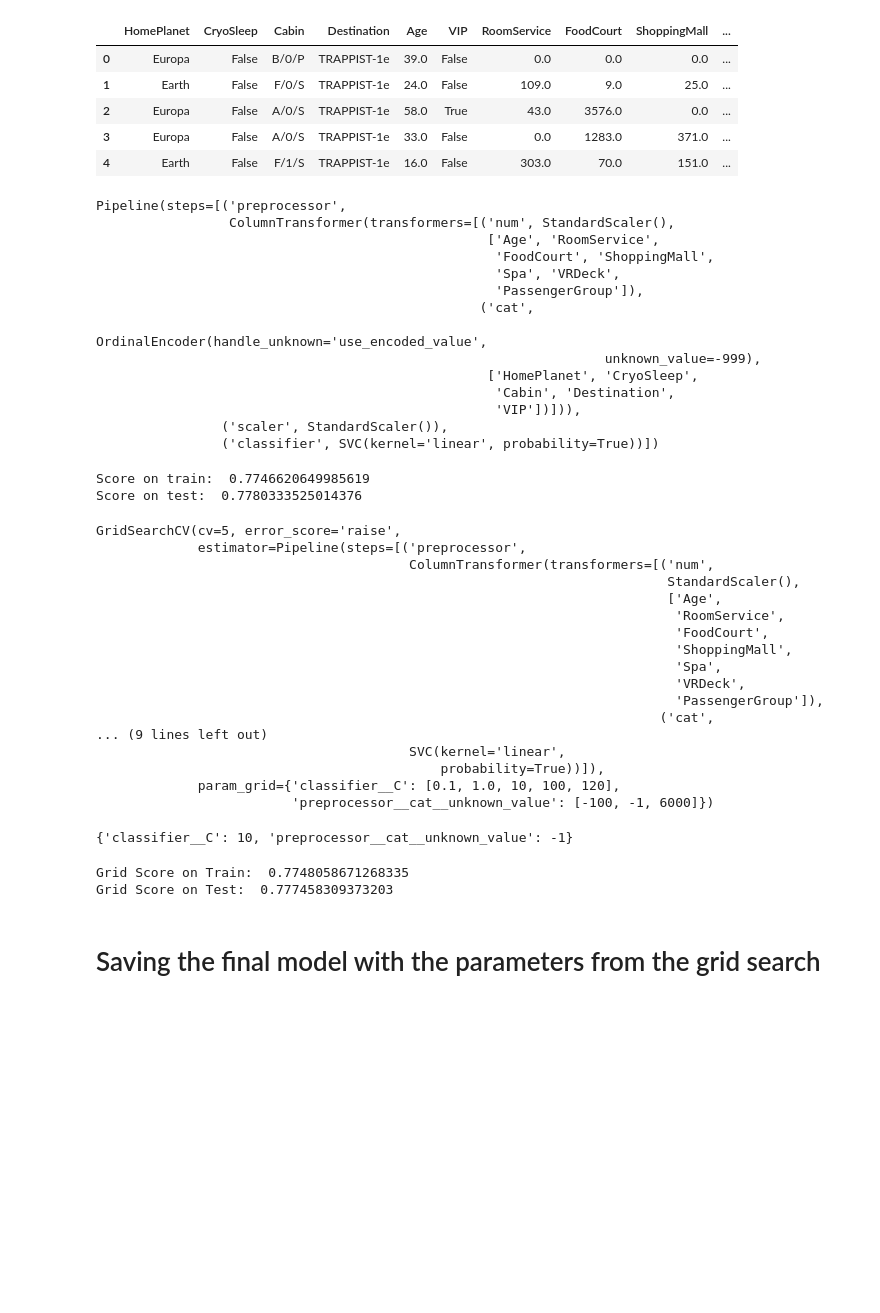
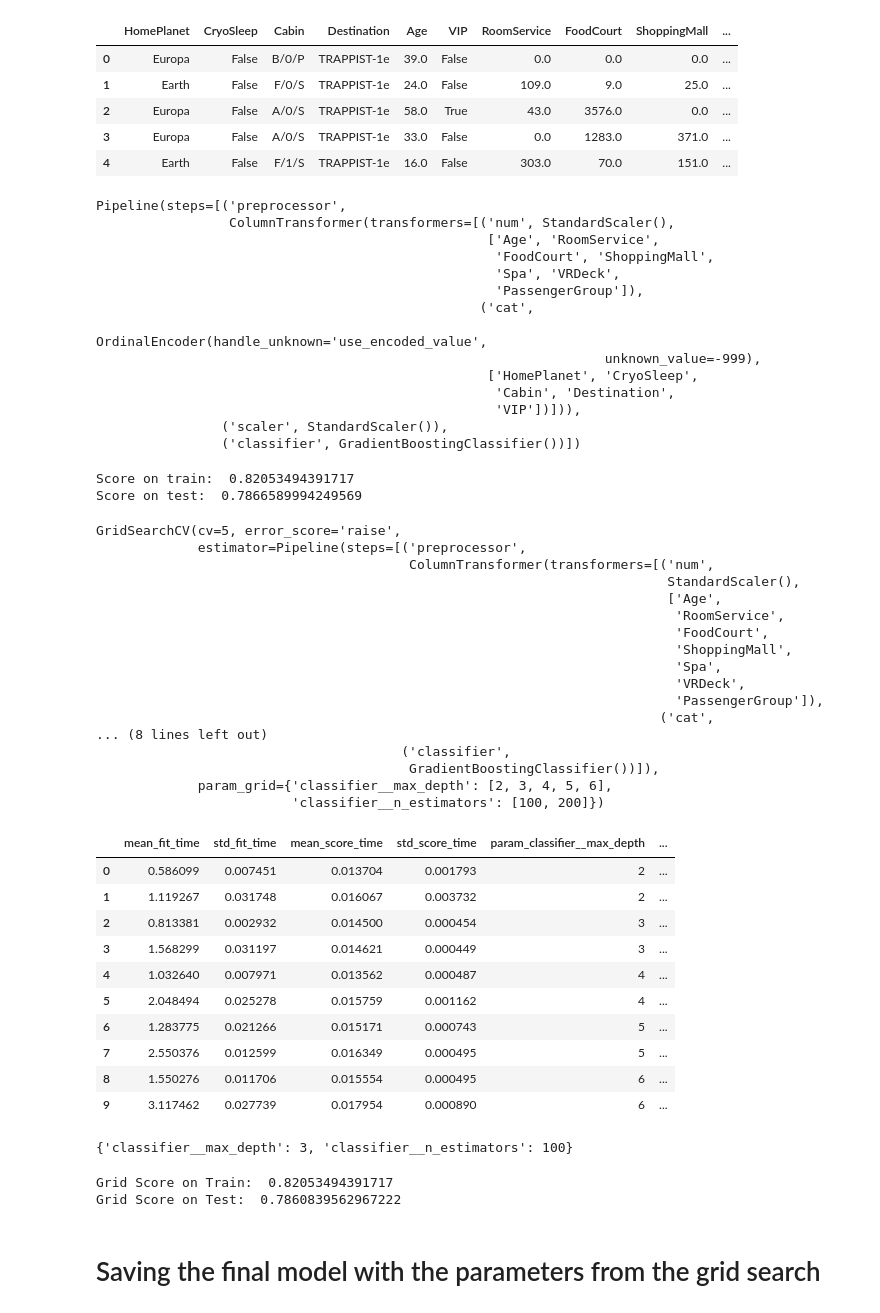
Before and after one commit to trevenue44/kgl_spaceship_titanic, a Jupyter notebook: trial_2/model_creation.ipynb, the cells around one changed output. Drawn from its saved outputs; the diff is of its cells as text; code cells hidden in the pictures; blank space fills up the shorter version.

Commit message:
tested more classifiers

```diff
--- a/trial_2/model_creation.ipynb
+++ b/trial_2/model_creation.ipynb
@@ -54,7 +54,7 @@ X.head()
 from sklearn.preprocessing import StandardScaler, OrdinalEncoder
 from sklearn.compose import ColumnTransformer
 from sklearn.pipeline import Pipeline
-from sklearn.svm import SVC
+from sklearn.ensemble import GradientBoostingClassifier
 
 # identifying the categorical and numeric features
 numeric_features = ["Age", "RoomService", "FoodCourt", "ShoppingMall", "Spa", "VRDeck", "PassengerGroup"]
@@ -79,7 +79,7 @@ model = Pipeline(
     steps=[
         ("preprocessor", preprocessor),
         ("scaler", StandardScaler()),
-        ("classifier", SVC(kernel="linear", probability=True)),
+        ("classifier", GradientBoostingClassifier()),
     ]
 )
 # %%
@@ -104,19 +104,19 @@ Pipeline(steps=[('preprocessor',
                                                    'Cabin', 'Destination',
                                                    'VIP'])])),
                 ('scaler', StandardScaler()),
-                ('classifier', SVC(kernel='linear', probability=True))])
+                ('classifier', GradientBoostingClassifier())])
 # %%
 print("Score on train: ", model.score(X_train, y_train))
 print("Score on test: ", model.score(X_test, y_test))
 # %% [output]
-Score on train:  0.7746620649985619
-Score on test:  0.7780333525014376
+Score on train:  0.82053494391717
+Score on test:  0.7866589994249569
 # %%
 from sklearn.model_selection import GridSearchCV
 
 parameter_grid = {
-    "classifier__C": [0.1, 1.0, 10, 100, 120],
-    "preprocessor__cat__unknown_value": [-100, -1, 6000],
+    "classifier__n_estimators": [100, 200],
+    "classifier__max_depth": [2, 3, 4, 5, 6],
 }
 
 grid_search = GridSearchCV(model, param_grid=parameter_grid, cv=5, error_score="raise")
@@ -135,21 +135,36 @@ GridSearchCV(cv=5, error_score='raise',
                                                                           'VRDeck',
                                                                           'PassengerGroup']),
                                                                         ('cat',
-... (9 lines left out)
-                                        SVC(kernel='linear',
-                                            probability=True))]),
-             param_grid={'classifier__C': [0.1, 1.0, 10, 100, 120],
-                         'preprocessor__cat__unknown_value': [-100, -1, 6000]})
+... (8 lines left out)
+                                       ('classifier',
+                                        GradientBoostingClassifier())]),
+             param_grid={'classifier__max_depth': [2, 3, 4, 5, 6],
+                         'classifier__n_estimators': [100, 200]})
+# %%
+grid_search_results = pd.DataFrame(grid_search.cv_results_)
+grid_search_results
+# %% [output]
+|  | mean_fit_time | std_fit_time | mean_score_time | std_score_time | param_classifier__max_depth | ... |
+| 0 | 0.586099 | 0.007451 | 0.013704 | 0.001793 | 2 | ... |
+| 1 | 1.119267 | 0.031748 | 0.016067 | 0.003732 | 2 | ... |
+| 2 | 0.813381 | 0.002932 | 0.014500 | 0.000454 | 3 | ... |
+| 3 | 1.568299 | 0.031197 | 0.014621 | 0.000449 | 3 | ... |
+| 4 | 1.032640 | 0.007971 | 0.013562 | 0.000487 | 4 | ... |
+| 5 | 2.048494 | 0.025278 | 0.015759 | 0.001162 | 4 | ... |
+| 6 | 1.283775 | 0.021266 | 0.015171 | 0.000743 | 5 | ... |
+| 7 | 2.550376 | 0.012599 | 0.016349 | 0.000495 | 5 | ... |
+| 8 | 1.550276 | 0.011706 | 0.015554 | 0.000495 | 6 | ... |
+| 9 | 3.117462 | 0.027739 | 0.017954 | 0.000890 | 6 | ... |
 # %%
 grid_search.best_params_
 # %% [output]
-{'classifier__C': 10, 'preprocessor__cat__unknown_value': -1}
+{'classifier__max_depth': 3, 'classifier__n_estimators': 100}
 # %%
 print("Grid Score on Train: ", grid_search.score(X_train, y_train))
 print("Grid Score on Test: ", grid_search.score(X_test, y_test))
 # %% [output]
-Grid Score on Train:  0.7748058671268335
-Grid Score on Test:  0.777458309373203
+Grid Score on Train:  0.82053494391717
+Grid Score on Test:  0.7860839562967222
 # %% [markdown]
 # Saving the final model with the parameters from the grid search
 # %%
```
Also changed, not shown: parts of 1 cell of this notebook.
